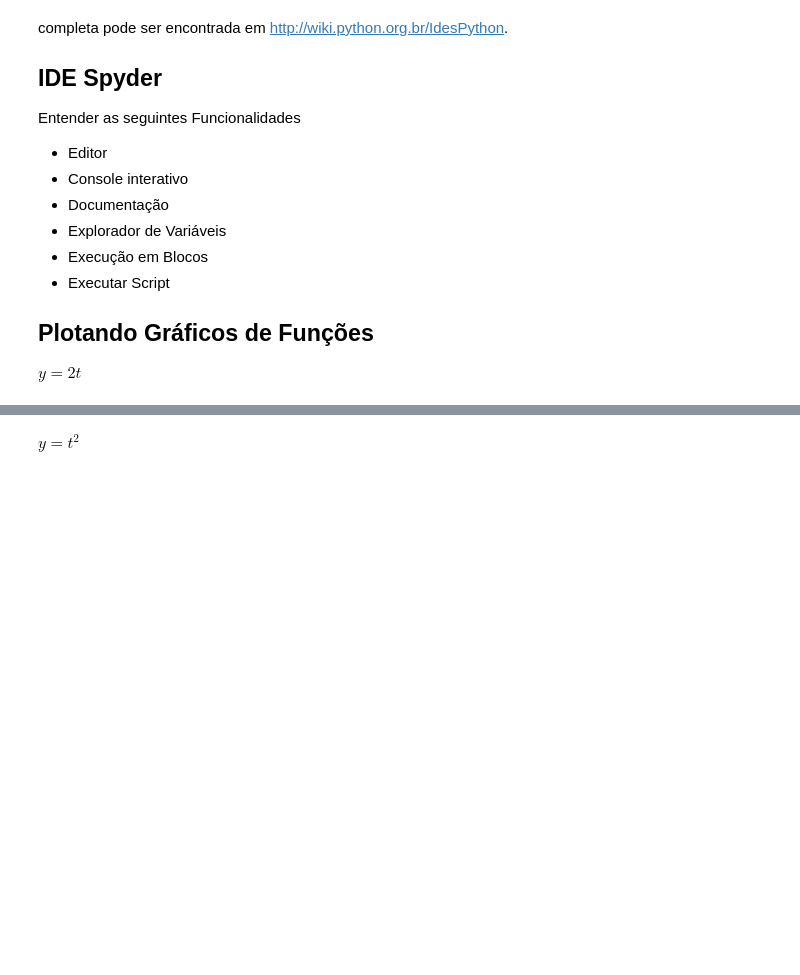
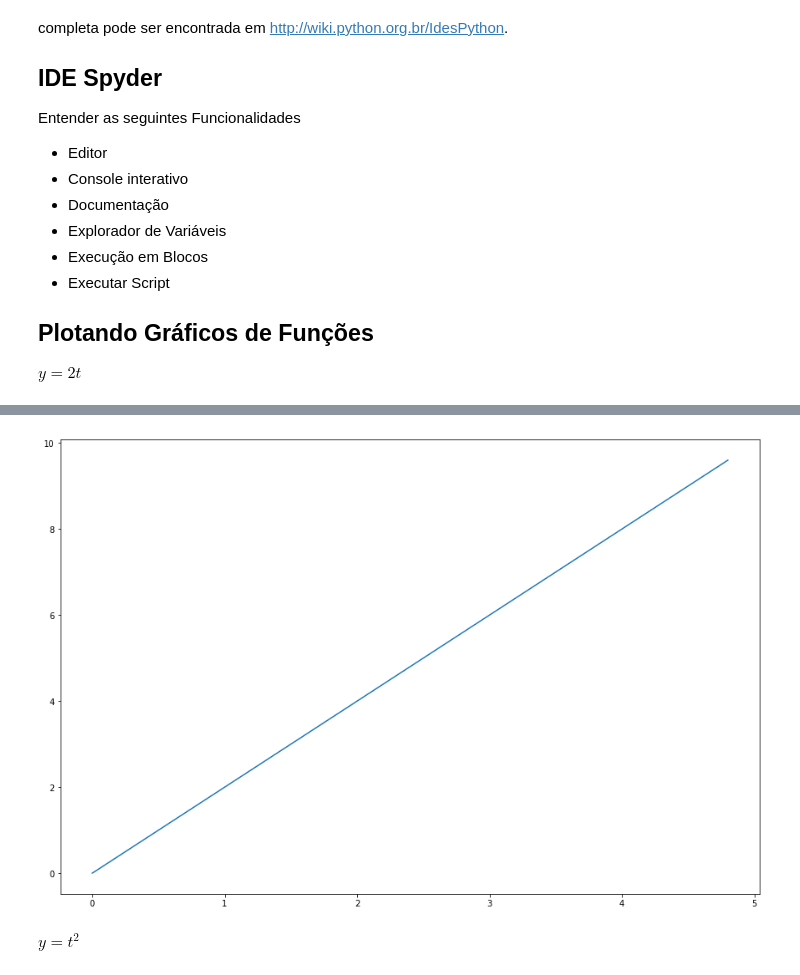
Before and after one commit to drlima/SIEEL2017, a Jupyter notebook: SIEEL 2017.ipynb, the cells around one changed output, grey strips where cells are left out. Cells and saved outputs as stored; diff of their text form; code cells hidden in the pictures; blank space fills up the shorter version.

```diff
--- a/SIEEL 2017.ipynb
+++ b/SIEEL 2017.ipynb
@@ -100,14 +100,14 @@ import numpy as np # biblioteca para cálculos e operações numéricas
 import matplotlib.pyplot as plt # biblioteca para
 
 # %matplotlib inline é apenas para ser utilizado neste ambiente do Jupyter
-%matplotlib notebook
-
+%matplotlib inline
+figsize = (15, 10)
 # gerando os vetores de pontos t e y
 t = np.arange(0. , 5., 0.2) # gerando o vetor com os dados da variável t
 y = 2*t # gerando o vetor com os dados da variável y
 
 # plotando os pontos de t e y
-plt.figure()
+plt.figure(figsize=figsize)
 plt.plot(t, y)
 plt.show()
 # %% [output]
@@ -116,3 +114,4 @@ plt.show()
+[figure, added]
 # %% [markdown]
 $y = t^2$
 # %%
```
Also changed, not shown: parts of 37 cells of this notebook.
